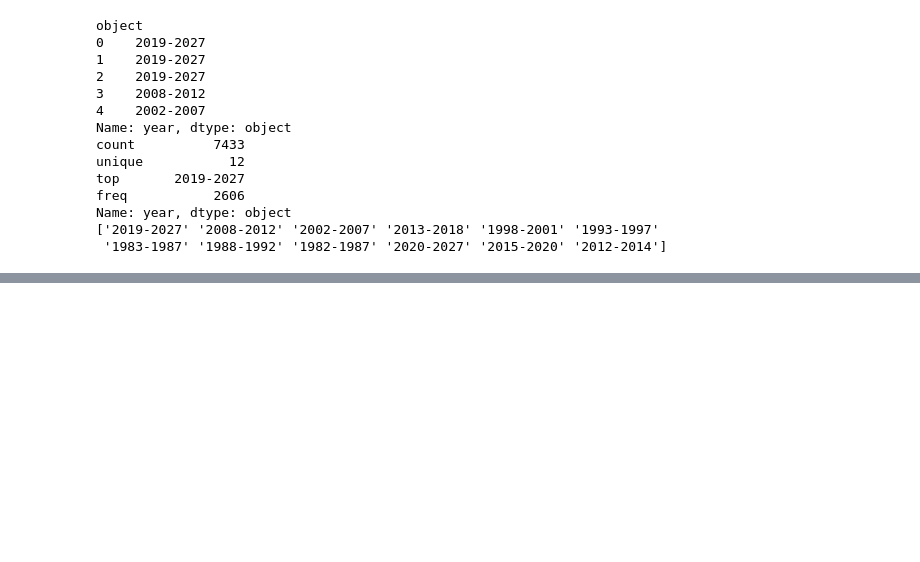
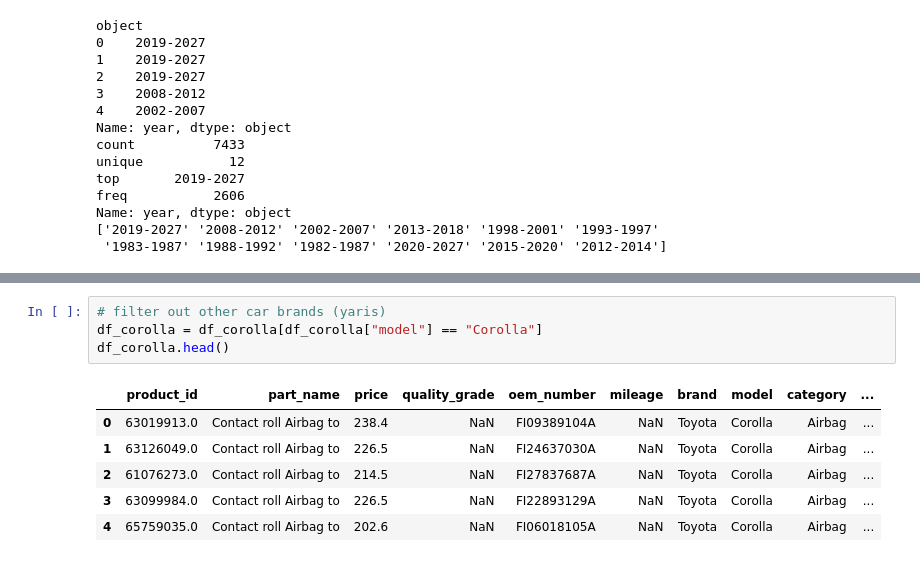
Before and after one commit to Riteshbhandarii/DPPM, a Jupyter notebook: notebooks/preprocessing/preprocessing_corolla.ipynb, the cells around one changed output, grey strips where cells are left out. Saved outputs shown, nothing was run; the diff lists cells and outputs as text; blank space fills up the shorter version.

```diff
--- a/notebooks/preprocessing/preprocessing_corolla.ipynb
+++ b/notebooks/preprocessing/preprocessing_corolla.ipynb
@@ -158,0 +157,11 @@ df_corolla
+# %%
+# filter out other car brands (yaris)
+df_corolla = df_corolla[df_corolla["model"] == "Corolla"]
+df_corolla.head()
+# %% [output]
+|  | product_id | part_name | price | quality_grade | oem_number | mileage | brand | model | category | ... |
+| 0 | 63019913.0 | Contact roll Airbag to | 238.4 | NaN | FI09389104A | NaN | Toyota | Corolla | Airbag | ... |
+| 1 | 63126049.0 | Contact roll Airbag to | 226.5 | NaN | FI24637030A | NaN | Toyota | Corolla | Airbag | ... |
+| 2 | 61076273.0 | Contact roll Airbag to | 214.5 | NaN | FI27837687A | NaN | Toyota | Corolla | Airbag | ... |
+| 3 | 63099984.0 | Contact roll Airbag to | 226.5 | NaN | FI22893129A | NaN | Toyota | Corolla | Airbag | ... |
+| 4 | 65759035.0 | Contact roll Airbag to | 202.6 | NaN | FI06018105A | NaN | Toyota | Corolla | Airbag | ... |
```
Also changed, not shown: parts of 4 cells of this notebook, 1 other file.
